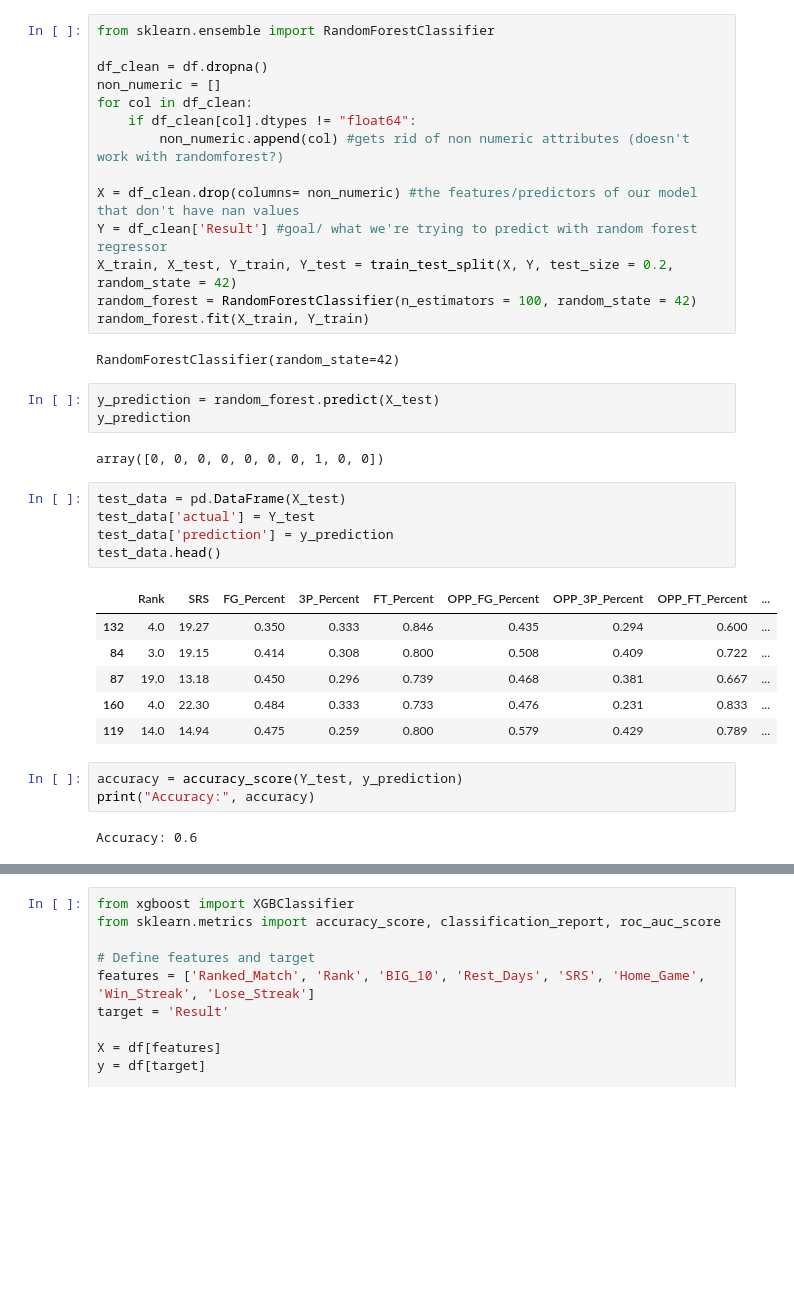
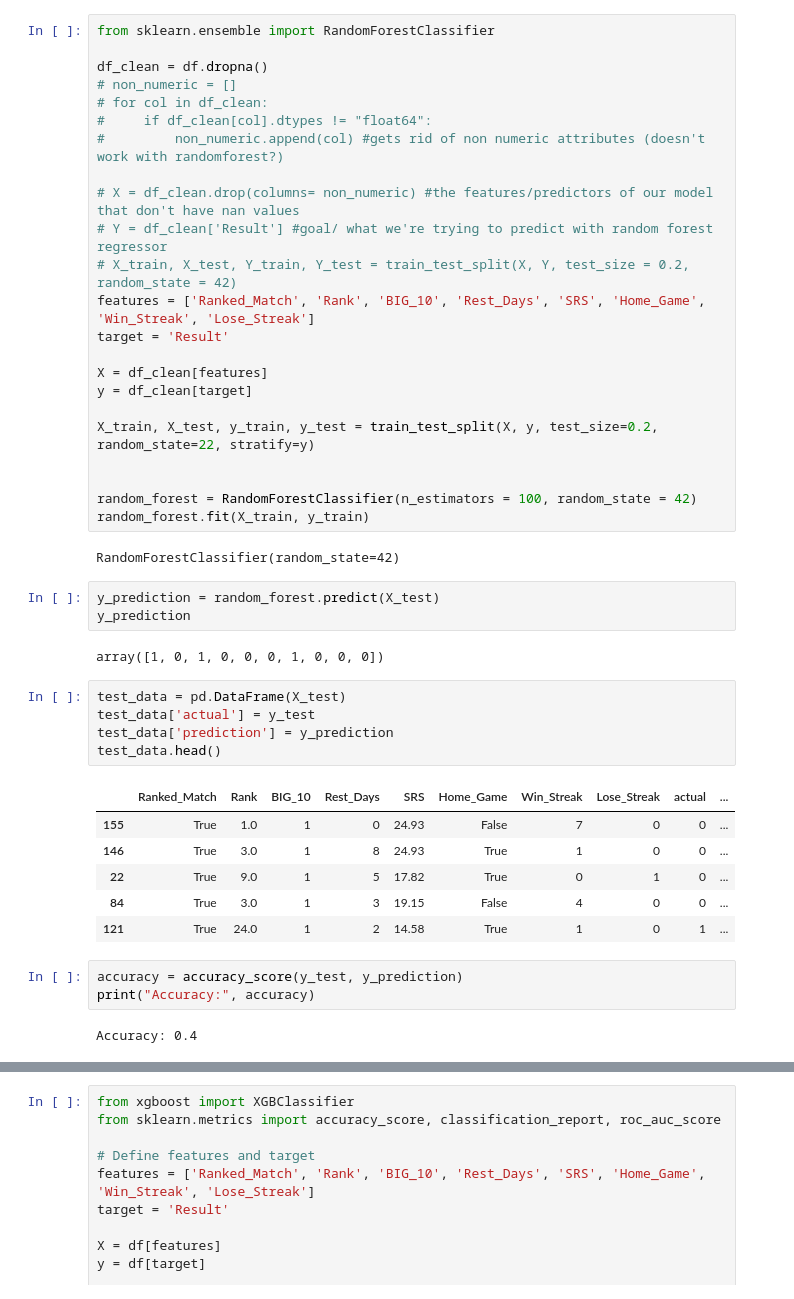
Before and after one commit to UIUC-DSC/team-townies-fa24, a Jupyter notebook: Modeling.ipynb, the cells around one changed output, grey strips where cells are left out. Saved outputs shown, nothing was run; the diff lists cells and outputs as text; blank space fills up the shorter version.

```diff
--- a/Modeling.ipynb
+++ b/Modeling.ipynb
@@ -181,38 +182,47 @@ Test Accuracy: 0.20588235294117646
 from sklearn.ensemble import RandomForestClassifier
 
 df_clean = df.dropna()
-non_numeric = []
-for col in df_clean:
-    if df_clean[col].dtypes != "float64":
-        non_numeric.append(col) #gets rid of non numeric attributes (doesn't work with randomforest?)
+# non_numeric = []
+# for col in df_clean:
+#     if df_clean[col].dtypes != "float64":
+#         non_numeric.append(col) #gets rid of non numeric attributes (doesn't work with randomforest?)
 
-X = df_clean.drop(columns= non_numeric) #the features/predictors of our model that don't have nan values
-Y = df_clean['Result'] #goal/ what we're trying to predict with random forest regressor
-X_train, X_test, Y_train, Y_test = train_test_split(X, Y, test_size = 0.2, random_state = 42)
+# X = df_clean.drop(columns= non_numeric) #the features/predictors of our model that don't have nan values
+# Y = df_clean['Result'] #goal/ what we're trying to predict with random forest regressor
+# X_train, X_test, Y_train, Y_test = train_test_split(X, Y, test_size = 0.2, random_state = 42)
+features = ['Ranked_Match', 'Rank', 'BIG_10', 'Rest_Days', 'SRS', 'Home_Game', 'Win_Streak', 'Lose_Streak']
+target = 'Result'
+
+X = df_clean[features]
+y = df_clean[target]
+
+X_train, X_test, y_train, y_test = train_test_split(X, y, test_size=0.2, random_state=22, stratify=y)
+
+
 random_forest = RandomForestClassifier(n_estimators = 100, random_state = 42)
-random_forest.fit(X_train, Y_train)
+random_forest.fit(X_train, y_train)
 # %% [output]
 RandomForestClassifier(random_state=42)
 # %%
 y_prediction = random_forest.predict(X_test)
 y_prediction
 # %% [output]
-array([0, 0, 0, 0, 0, 0, 0, 1, 0, 0])
+array([1, 0, 1, 0, 0, 0, 1, 0, 0, 0])
 # %%
 test_data = pd.DataFrame(X_test)
-test_data['actual'] = Y_test
+test_data['actual'] = y_test
 test_data['prediction'] = y_prediction
 test_data.head()
 # %% [output]
-|  | Rank | SRS | FG_Percent | 3P_Percent | FT_Percent | OPP_FG_Percent | OPP_3P_Percent | OPP_FT_Percent | ... |
-| 132 | 4.0 | 19.27 | 0.350 | 0.333 | 0.846 | 0.435 | 0.294 | 0.600 | ... |
-| 84 | 3.0 | 19.15 | 0.414 | 0.308 | 0.800 | 0.508 | 0.409 | 0.722 | ... |
-| 87 | 19.0 | 13.18 | 0.450 | 0.296 | 0.739 | 0.468 | 0.381 | 0.667 | ... |
-| 160 | 4.0 | 22.30 | 0.484 | 0.333 | 0.733 | 0.476 | 0.231 | 0.833 | ... |
-| 119 | 14.0 | 14.94 | 0.475 | 0.259 | 0.800 | 0.579 | 0.429 | 0.789 | ... |
+|  | Ranked_Match | Rank | BIG_10 | Rest_Days | SRS | Home_Game | Win_Streak | Lose_Streak | actual | ... |
+| 155 | True | 1.0 | 1 | 0 | 24.93 | False | 7 | 0 | 0 | ... |
+| 146 | True | 3.0 | 1 | 8 | 24.93 | True | 1 | 0 | 0 | ... |
+| 22 | True | 9.0 | 1 | 5 | 17.82 | True | 0 | 1 | 0 | ... |
+| 84 | True | 3.0 | 1 | 3 | 19.15 | False | 4 | 0 | 0 | ... |
+| 121 | True | 24.0 | 1 | 2 | 14.58 | True | 1 | 0 | 1 | ... |
 # %%
-accuracy = accuracy_score(Y_test, y_prediction)
+accuracy = accuracy_score(y_test, y_prediction)
 print("Accuracy:", accuracy)
 # %% [output]
-Accuracy: 0.6
+Accuracy: 0.4
 # %%
```
Also changed, not shown: parts of 11 cells of this notebook.
